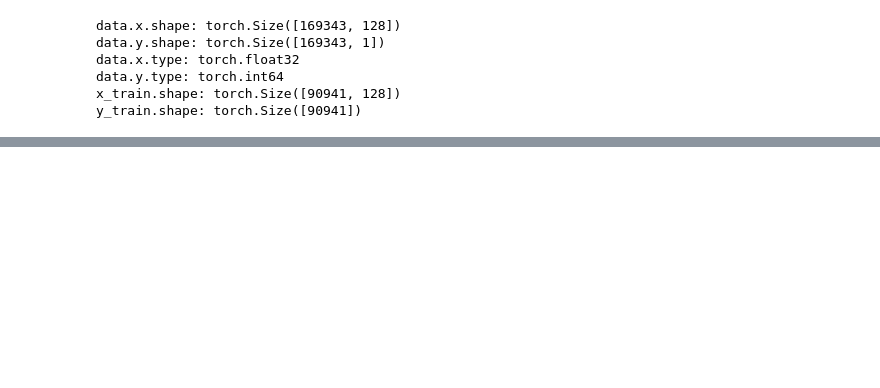
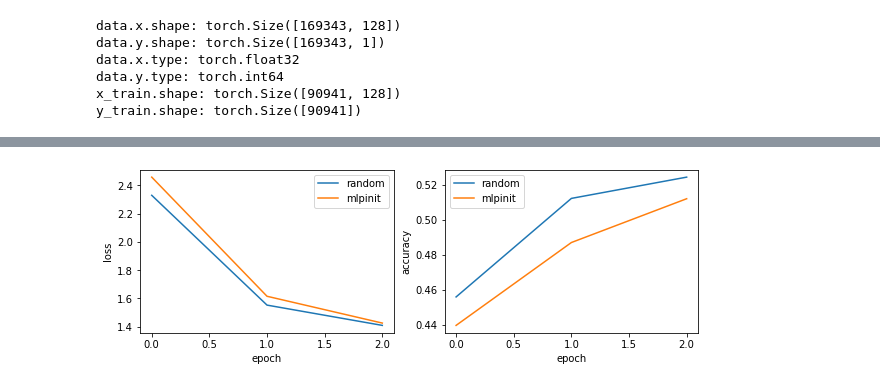
Before and after one commit to KatsiarynaViarenich/mlp-pretrain, a Jupyter notebook: minimal_plots_with_dgi.ipynb, the cells around one changed output, grey strips where cells are left out. Saved outputs shown, nothing was run; the diff lists cells and outputs as text; code cells hidden in the pictures; blank space fills up the shorter version.

```diff
--- a/minimal_plots_with_dgi.ipynb
+++ b/minimal_plots_with_dgi.ipynb
@@ -21,19 +49,13 @@ import argparse
 # %%
-init_method="mlp"
-dataset_name="ogbn-arxiv"
-batch_size=1024
-num_workers=4
-dataset_dir="./data"
-num_layers=4
-hidden_channels=512
-
+dataset_dir = "./data"
+num_workers = 4
 
 device = torch.device("cuda" if torch.cuda.is_available() else "cpu")
-root = osp.join(dataset_dir, dataset_name)
+root = osp.join(dataset_dir, wandb.config.dataset_name)
 
-dataset = PygNodePropPredDataset(dataset_name, root)
+dataset = PygNodePropPredDataset(wandb.config.dataset_name, root)
 split_idx = dataset.get_idx_split()
-evaluator = Evaluator(name=dataset_name)
+evaluator = Evaluator(name=wandb.config.dataset_name)
 data = dataset[0]
 train_idx = split_idx["train"]
 
@@ -61,13 +83,13 @@ x_y_all_mlpinit = data_utils.TensorDataset(x, y)
 
 train_mlpinit_loader = data_utils.DataLoader(
     x_y_train_mlpinit,
-    batch_size=batch_size,
+    batch_size=wandb.config.batch_size,
     shuffle=True,
     num_workers=num_workers,
 )
 all_mlpinit_loader = data_utils.DataLoader(
     x_y_all_mlpinit,
-    batch_size=batch_size,
+    batch_size=wandb.config.batch_size,
     shuffle=False,
     num_workers=num_workers,
 )
@@ -215,9 +237,9 @@ class SAGE(torch.nn.Module):
 
 model_mlpinit = MLP(
     in_channels=dataset.num_features,
-    hidden_channels=hidden_channels,
+    hidden_channels=wandb.config.hidden_channels,
     out_channels=dataset.num_classes,
-    num_layers=num_layers,
+    num_layers=wandb.config.num_layers,
 )
 model_mlpinit = model_mlpinit.to(device)
 optimizer_model_mlpinit = torch.optim.Adam(model_mlpinit.parameters(), lr=0.001, weight_decay=0.0)
@@ -305,7 +327,7 @@ train_loader = NeighborSampler(
     data.edge_index,
     node_idx=train_idx,
     sizes=[25, 10, 5, 5],
-    batch_size=batch_size,
+    batch_size=wandb.config.batch_size,
     shuffle=True,
     num_workers=num_workers,
 )
@@ -313,7 +335,7 @@ subgraph_loader = NeighborSampler(
     data.edge_index,
     node_idx=None,
     sizes=[-1],
-    batch_size=batch_size,
+    batch_size=wandb.config.batch_size,
     shuffle=False,
     num_workers=num_workers,
 )
@@ -321,9 +343,9 @@ subgraph_loader = NeighborSampler(
 
 model = SAGE(
     in_channels=dataset.num_features,
-    hidden_channels=hidden_channels,
+    hidden_channels=wandb.config.hidden_channels,
     out_channels=dataset.num_classes,
-    num_layers=num_layers,
+    num_layers=wandb.config.num_layers,
 )
 model = model.to(device)
 
@@ -408,7 +430,7 @@ for epoch in range (1, 6):
     loss, acc = train(epoch)
     train_acc, val_acc, test_acc = test()
     print(f'Epoch {epoch:02d}, Train: {train_acc:.4f}, Val: {val_acc:.4f}, 'f'Test: {test_acc:.4f}')
-
+    wandb.log({"loss": loss, "acc": test_acc})
     random_losses.append(loss)
     random_test_accs.append(test_acc)
 # %% [output]
@@ -435,6 +463,6 @@ for epoch in range(1, 6):
     loss, acc = train(epoch)
     train_acc, val_acc, test_acc = test()
     print(f'Epoch {epoch:02d}, Train: {train_acc:.4f}, Val: {val_acc:.4f}, 'f'Test: {test_acc:.4f}')
-
+    wandb.log({"loss": loss, "acc": test_acc})
     mlpinit_losses.append(loss)
     mlpinit_test_accs.append(test_acc)
@@ -441,20 +474,23 @@ for epoch in range(1, 6):
 # %%
 import matplotlib.pyplot as plt
 
-x=range( 0, 6 )
+x=range( 0, 3 )
 
 fig, (ax1, ax2) = plt.subplots(1, 2, figsize=(10, 3))
 
-ax1.plot(x, random_losses, label='random')
+ax1.plot(x, random_losses[:3], label='random')
 ax1.plot(x, mlpinit_losses, label='mlpinit')
 ax1.set_xlabel('epoch')
 ax1.set_ylabel('loss')
 ax1.legend()
 
-ax2.plot(x, random_test_accs, label='random')
+
+ax2.plot(x, random_test_accs[:3], label='random')
 ax2.plot(x, mlpinit_test_accs, label='mlpinit')
 ax2.set_xlabel('epoch')
 ax2.set_ylabel('accuracy')
 ax2.legend()
 
 plt.show()
+# %% [output]
+[figure, added]
```
Also changed, not shown: parts of 14 cells of this notebook.
